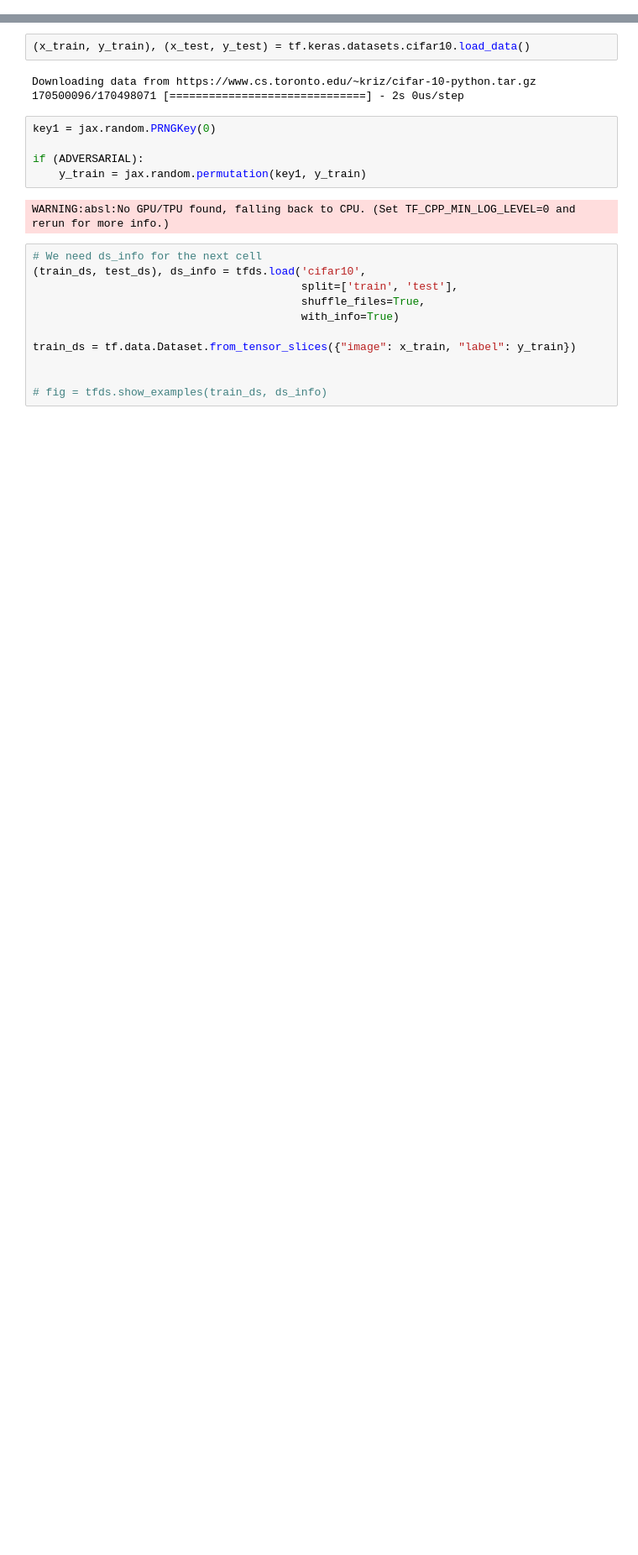
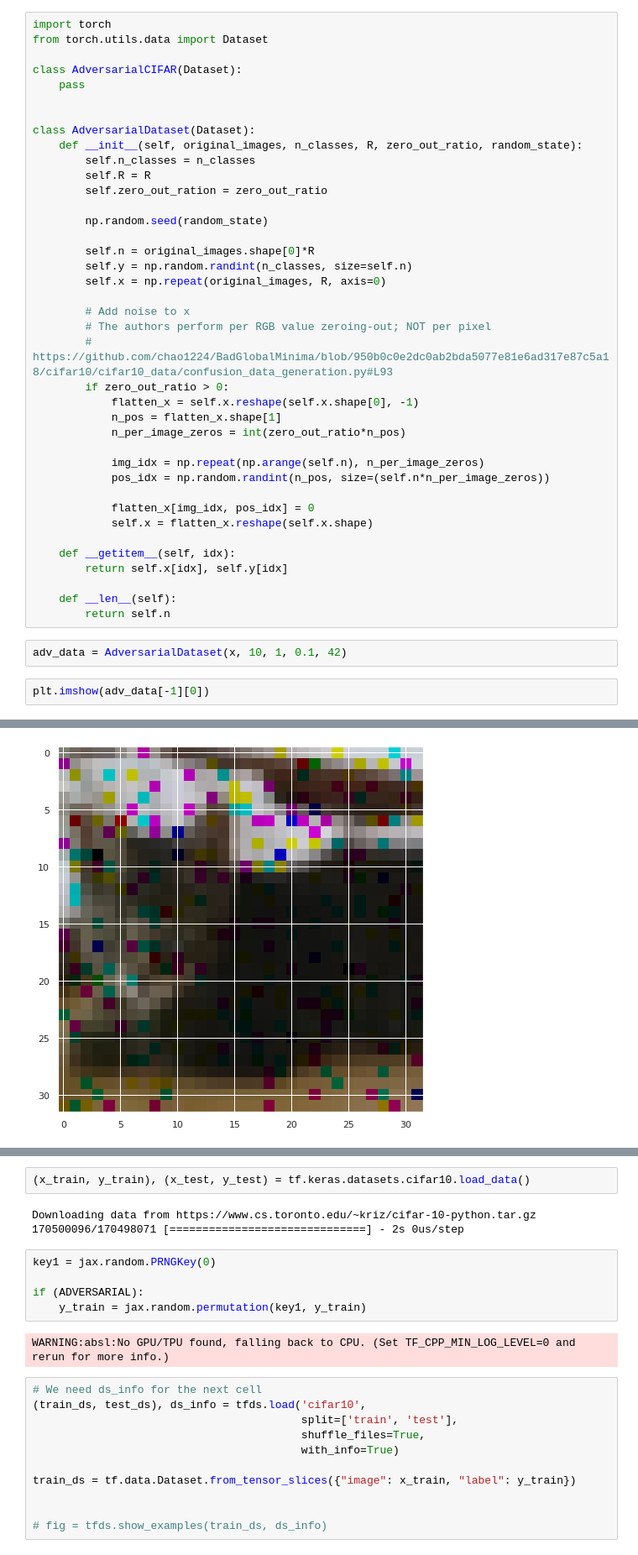
Before and after one commit to icmc-data/BadGlobalMinima, a Jupyter notebook: notebooks/hk_resnet_dataloader.ipynb, the cells around one changed output, grey strips where cells are left out. Shown: that part at 84% size. Saved outputs shown, nothing was run; the diff lists cells and outputs as text; blank space fills up the shorter version.

```diff
--- a/notebooks/hk_resnet_dataloader.ipynb
+++ b/notebooks/hk_resnet_dataloader.ipynb
@@ -65,0 +94,44 @@ ModuleNotFoundError: No module named 'tensorflow'
+# %%
+import torch
+from torch.utils.data import Dataset
+
+class AdversarialCIFAR(Dataset):
+    pass
+
+
+class AdversarialDataset(Dataset):
+    def __init__(self, original_images, n_classes, R, zero_out_ratio, random_state):
+        self.n_classes = n_classes
+        self.R = R
+        self.zero_out_ration = zero_out_ratio
+
+        np.random.seed(random_state)
+
+        self.n = original_images.shape[0]*R
+        self.y = np.random.randint(n_classes, size=self.n)
+        self.x = np.repeat(original_images, R, axis=0)
+
+        # Add noise to x
+        # The authors perform per RGB value zeroing-out; NOT per pixel
+        # https://github.com/chao1224/BadGlobalMinima/blob/950b0c0e2dc0ab2bda5077e81e6ad317e87c5a18/cifar10/cifar10_data/confusion_data_generation.py#L93
+        if zero_out_ratio > 0:
+            flatten_x = self.x.reshape(self.x.shape[0], -1)
+            n_pos = flatten_x.shape[1]
+            n_per_image_zeros = int(zero_out_ratio*n_pos)
+
+            img_idx = np.repeat(np.arange(self.n), n_per_image_zeros)
+            pos_idx = np.random.randint(n_pos, size=(self.n*n_per_image_zeros))
+
+            flatten_x[img_idx, pos_idx] = 0
+            self.x = flatten_x.reshape(self.x.shape)
+
+    def __getitem__(self, idx):
+        return self.x[idx], self.y[idx]
+
+    def __len__(self):
+        return self.n
+# %%
+adv_data = AdversarialDataset(x, 10, 1, 0.1, 42)
+# %%
+plt.imshow(adv_data[-1][0])
+# %% [output]
@@ -65,0 +139 @@ ModuleNotFoundError: No module named 'tensorflow'
+[figure, added]
```
Also changed, not shown: parts of 22 cells of this notebook.
